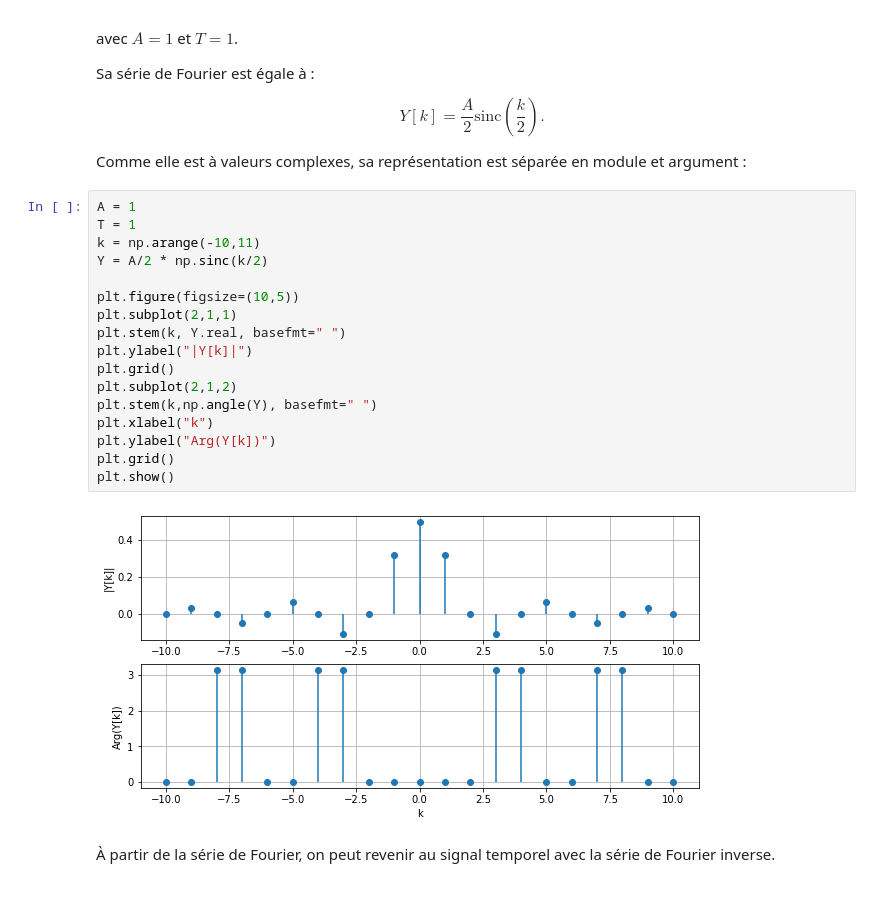
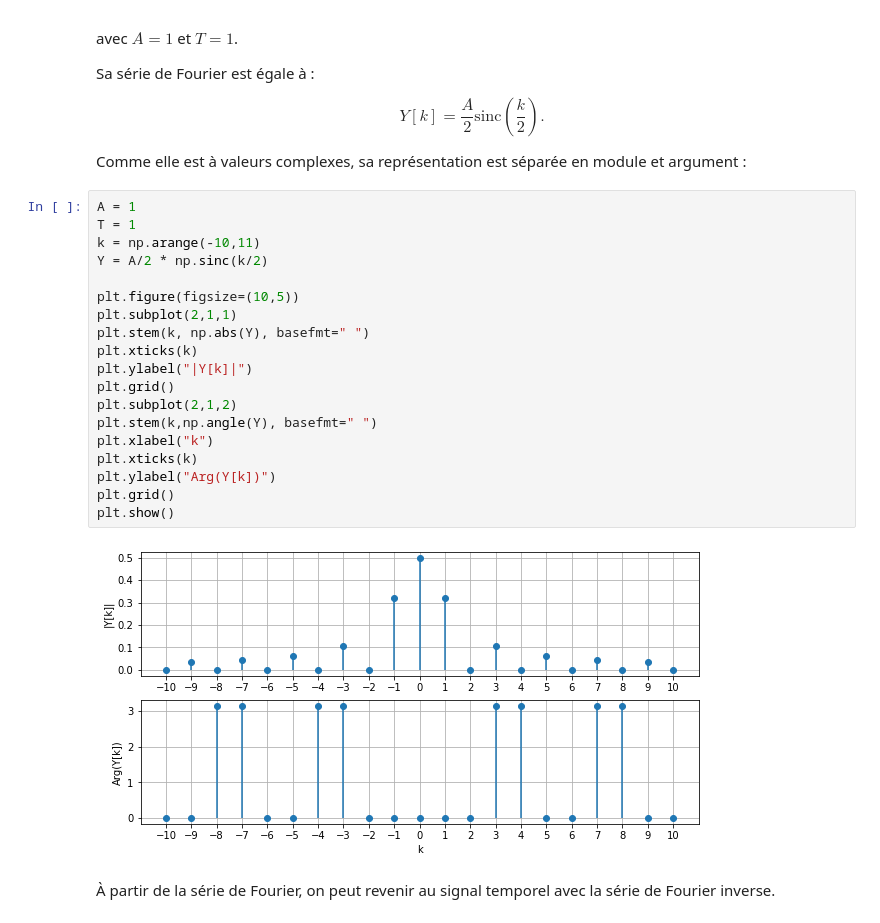
Before and after one commit to vincmazet/signal1, a Jupyter notebook: _sources/fourier/correc21.ipynb, the cells around one changed output. Cells and saved outputs as stored; diff of their text form.

```diff
--- a/_sources/fourier/correc21.ipynb
+++ b/_sources/fourier/correc21.ipynb
@@ -26,22 +26,24 @@ Comme elle est à valeurs complexes, sa représentation est séparée en module
 # %%
 A = 1
 T = 1
 k = np.arange(-10,11)
 Y = A/2 * np.sinc(k/2)
 
 plt.figure(figsize=(10,5))
 plt.subplot(2,1,1)
-plt.stem(k, Y.real, basefmt=" ")
+plt.stem(k, np.abs(Y), basefmt=" ")
+plt.xticks(k)
 plt.ylabel("|Y[k]|")
 plt.grid()
 plt.subplot(2,1,2)
 plt.stem(k,np.angle(Y), basefmt=" ")
 plt.xlabel("k")
+plt.xticks(k)
 plt.ylabel("Arg(Y[k])")
 plt.grid()
 plt.show()
 # %% [output]
-[figure, old version]
+[figure, new version]
 # %% [markdown]
 À partir de la série de Fourier, on peut revenir au signal temporel avec la série de Fourier inverse.
 # %%
```
Also changed, not shown: parts of 1 cell of this notebook, 49 other files.
